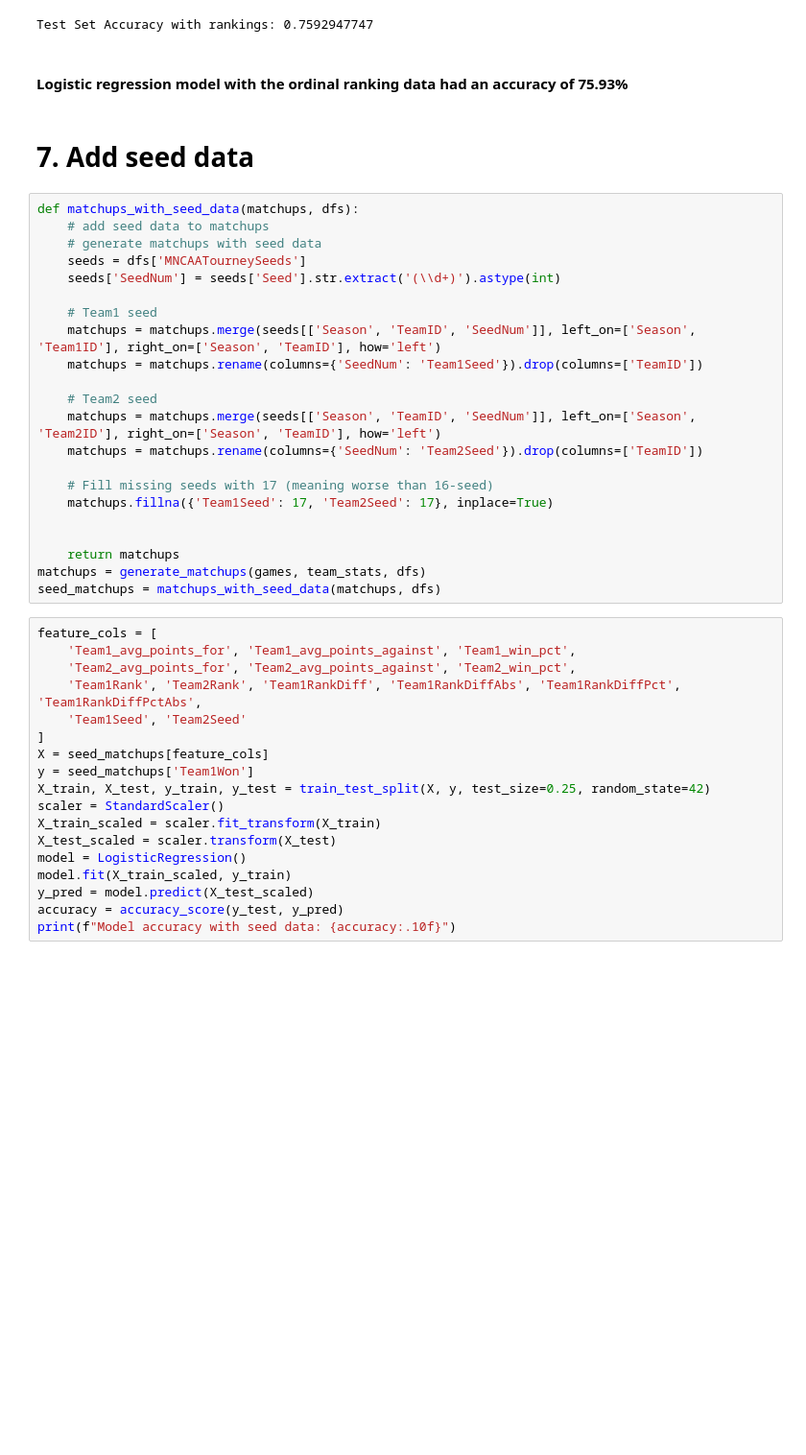
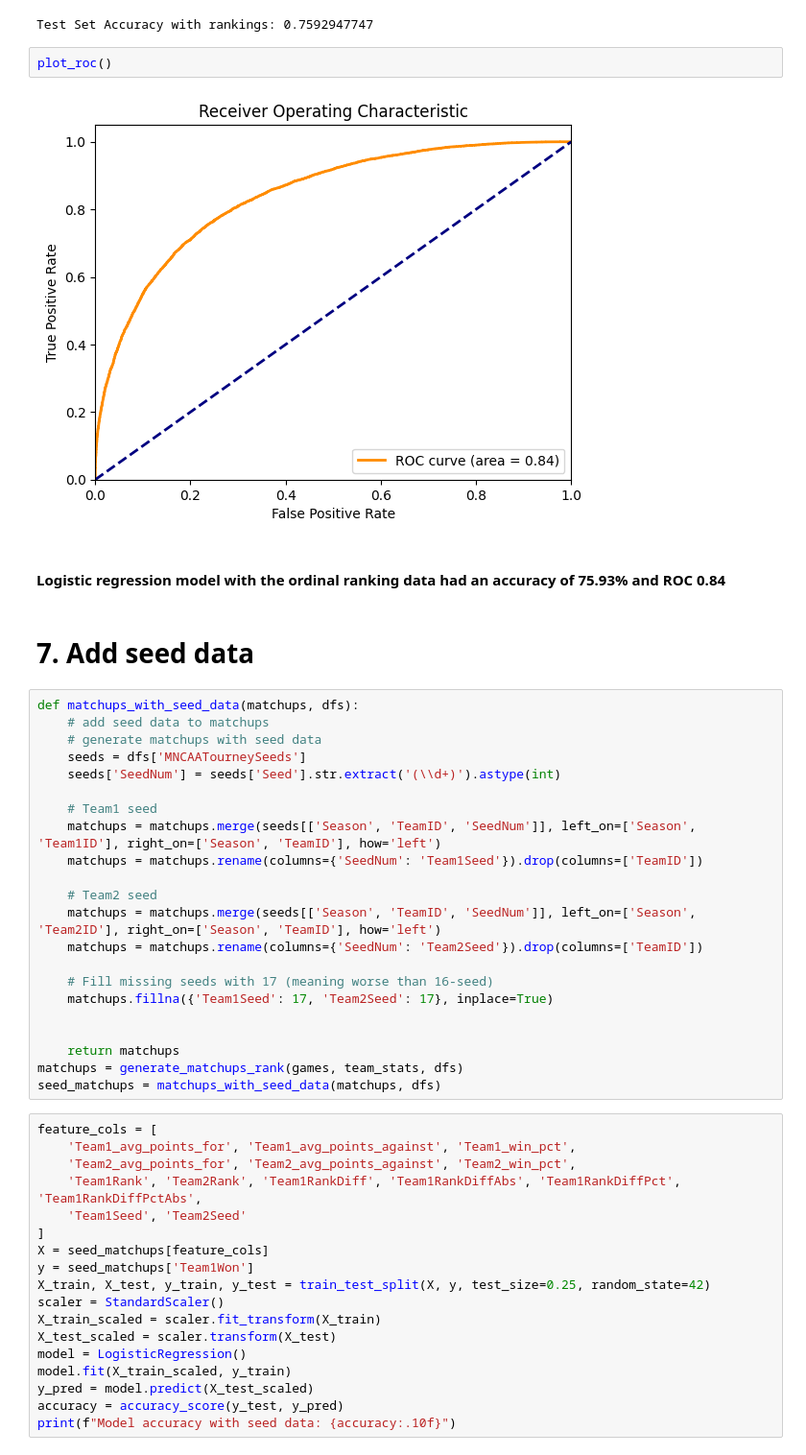
Before and after one commit to alexhalcazar/March_Madness_2025, a Jupyter notebook: jupyter notebook/logistic-regression-model.ipynb, the cells around one changed output. Shown: that part at 96% size. Saved outputs shown, nothing was run; the diff lists cells and outputs as text; blank space fills up the shorter version.

```diff
--- a/jupyter notebook/logistic-regression-model.ipynb
+++ b/jupyter notebook/logistic-regression-model.ipynb
@@ -376,8 +403,12 @@ accuracy = accuracy_score(y_test, y_pred)
 print(f"Test Set Accuracy with rankings: {accuracy:.10f}")
 # %% [output]
 Test Set Accuracy with rankings: 0.7592947747
+# %%
+plot_roc()
+# %% [output]
+[figure, added]
 # %% [markdown]
-#### Logistic regression model with the ordinal ranking data had an accuracy of 75.93%
+#### Logistic regression model with the ordinal ranking data had an accuracy of 75.93% and ROC 0.84
 # %% [markdown]
 # 7. Add seed data
 # %%
@@ -400,7 +431,7 @@ def matchups_with_seed_data(matchups, dfs):
 
 
     return matchups
-matchups = generate_matchups(games, team_stats, dfs)
+matchups = generate_matchups_rank(games, team_stats, dfs)
 seed_matchups = matchups_with_seed_data(matchups, dfs)
 # %%
 feature_cols = [
```
Also changed, not shown: parts of 22 cells of this notebook, 1 other file.
